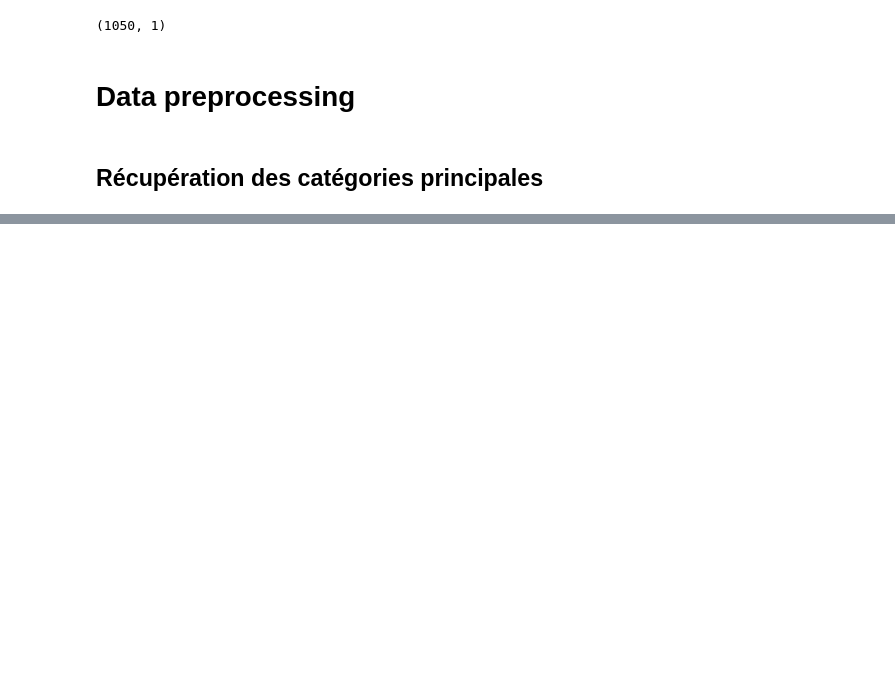
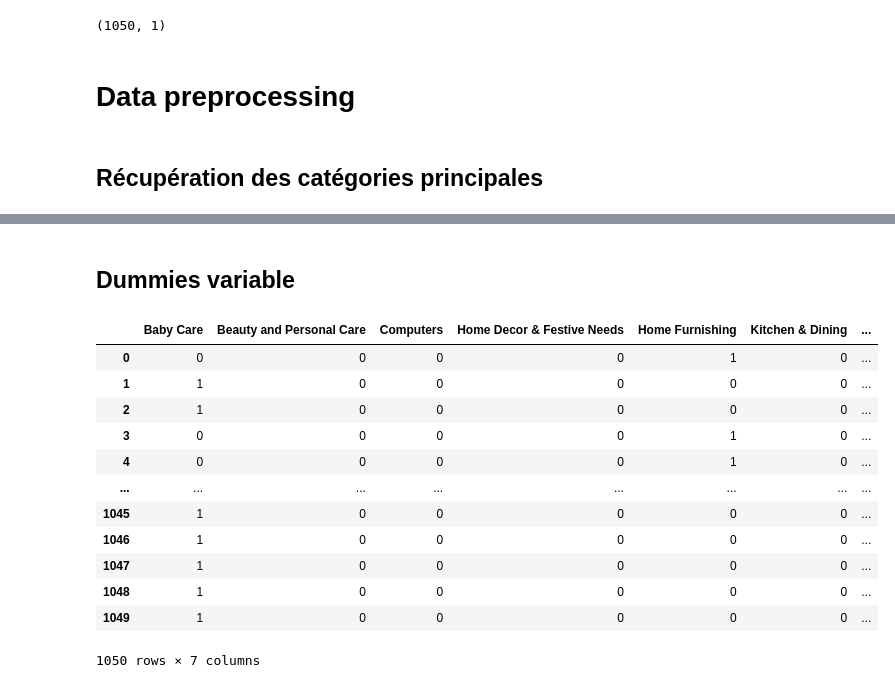
Before and after one commit to AbdulmagedALKHULAIFI/Automatic-classifer-consumer-goods, a Jupyter notebook: classifier.ipynb, the cells around one changed output, grey strips where cells are left out. Cells and saved outputs as stored; diff of their text form; code cells hidden in the pictures; blank space fills up the shorter version.

```diff
--- a/classifier.ipynb
+++ b/classifier.ipynb
@@ -314,0 +135,6 @@ NameError: name 'document' is not defined
+# %%
+tfv = TfidfVectorizer(stop_words = stop_words, ngram_range = (1,1))
+#transform
+vec_text = tfv.fit_transform(clean_desc)
+#returns a list of words.
+words = tfv.get_feature_names()
@@ -314,0 +190,19 @@ NameError: name 'document' is not defined
+# %% [markdown]
+## Dummies variable
+# %%
+dummy = pd.get_dummies(data['main_cat'])
+dummy
+# %% [output]
+|  | Baby Care | Beauty and Personal Care | Computers | Home Decor & Festive Needs | Home Furnishing | Kitchen & Dining | ... |
+| 0 | 0 | 0 | 0 | 0 | 1 | 0 | ... |
+| 1 | 1 | 0 | 0 | 0 | 0 | 0 | ... |
+| 2 | 1 | 0 | 0 | 0 | 0 | 0 | ... |
+| 3 | 0 | 0 | 0 | 0 | 1 | 0 | ... |
+| 4 | 0 | 0 | 0 | 0 | 1 | 0 | ... |
+| ... | ... | ... | ... | ... | ... | ... | ... |
+| 1045 | 1 | 0 | 0 | 0 | 0 | 0 | ... |
+| 1046 | 1 | 0 | 0 | 0 | 0 | 0 | ... |
+| 1047 | 1 | 0 | 0 | 0 | 0 | 0 | ... |
+| 1048 | 1 | 0 | 0 | 0 | 0 | 0 | ... |
+| 1049 | 1 | 0 | 0 | 0 | 0 | 0 | ... |
+1050 rows × 7 columns
```
Also changed, not shown: parts of 45 cells of this notebook.
